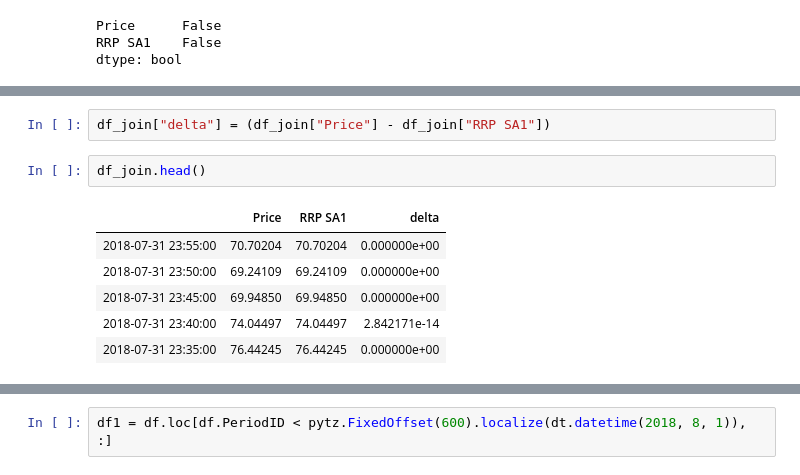
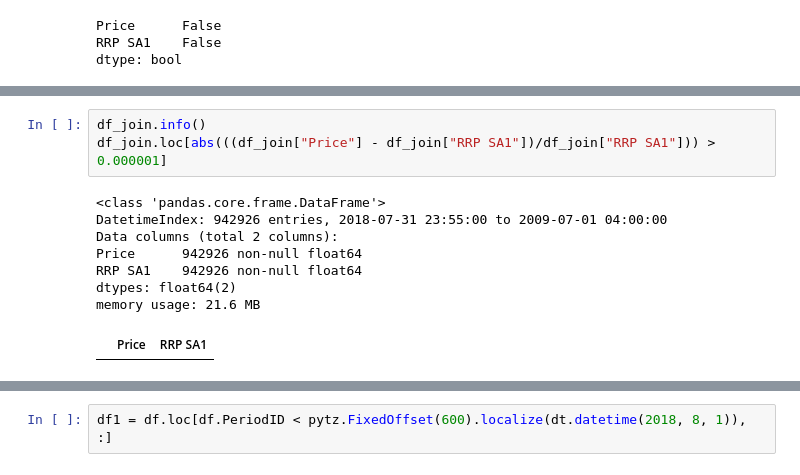
Before and after one commit to bkubsch/marginal-carbon, a Jupyter notebook: notebooks/target_exploration.ipynb, the cells around one changed output, grey strips where cells are left out. Drawn from its saved outputs; the diff is of its cells as text.

```diff
--- a/notebooks/target_exploration.ipynb
+++ b/notebooks/target_exploration.ipynb
@@ -245,12 +186,13 @@ dtype: bool
 # %%
-df_join["delta"] = (df_join["Price"] - df_join["RRP SA1"])
+df_join.info()
+df_join.loc[abs(((df_join["Price"] - df_join["RRP SA1"])/df_join["RRP SA1"])) > 0.000001]
+# %% [output]
+<class 'pandas.core.frame.DataFrame'>
+DatetimeIndex: 942926 entries, 2018-07-31 23:55:00 to 2009-07-01 04:00:00
+Data columns (total 2 columns):
+Price      942926 non-null float64
+RRP SA1    942926 non-null float64
+dtypes: float64(2)
+memory usage: 21.6 MB
+|  | Price | RRP SA1 |
-# %%
-df_join.head()
-# %% [output]
-|  | Price | RRP SA1 | delta |
-| 2018-07-31 23:55:00 | 70.70204 | 70.70204 | 0.000000e+00 |
-| 2018-07-31 23:50:00 | 69.24109 | 69.24109 | 0.000000e+00 |
-| 2018-07-31 23:45:00 | 69.94850 | 69.94850 | 0.000000e+00 |
-| 2018-07-31 23:40:00 | 74.04497 | 74.04497 | 2.842171e-14 |
-| 2018-07-31 23:35:00 | 76.44245 | 76.44245 | 0.000000e+00 |
 # %%
```
Also changed, not shown: parts of 43 cells of this notebook, 1 other file.
